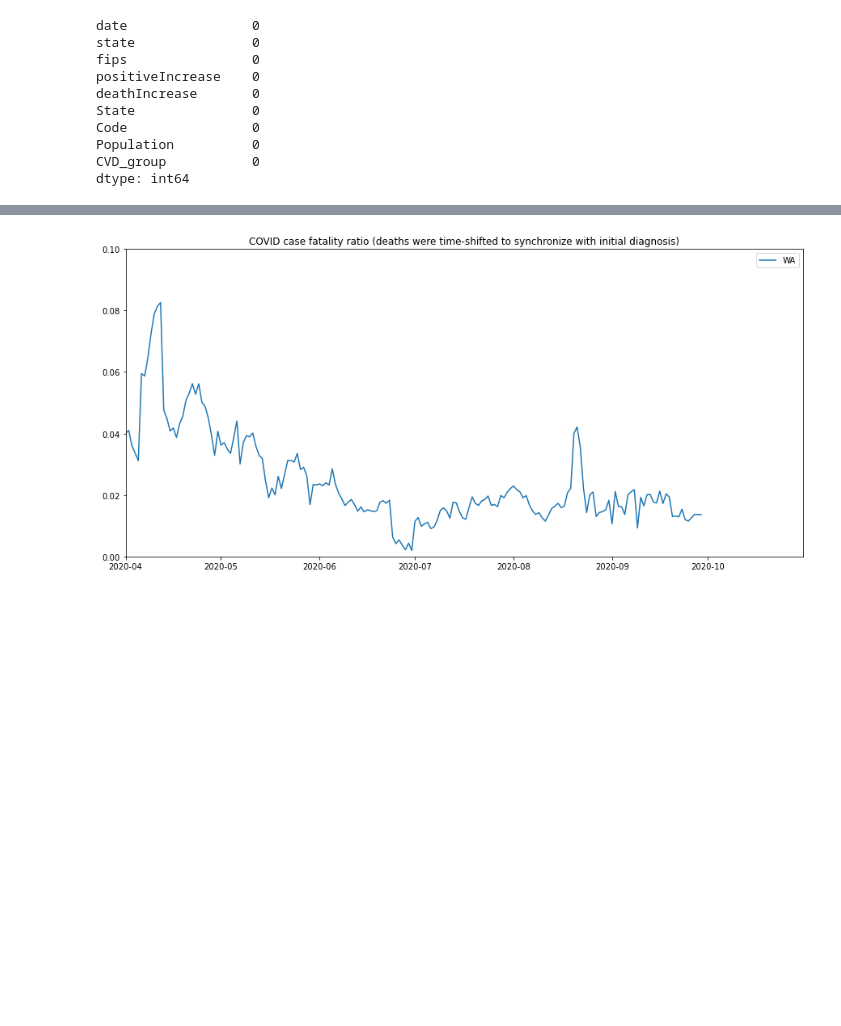
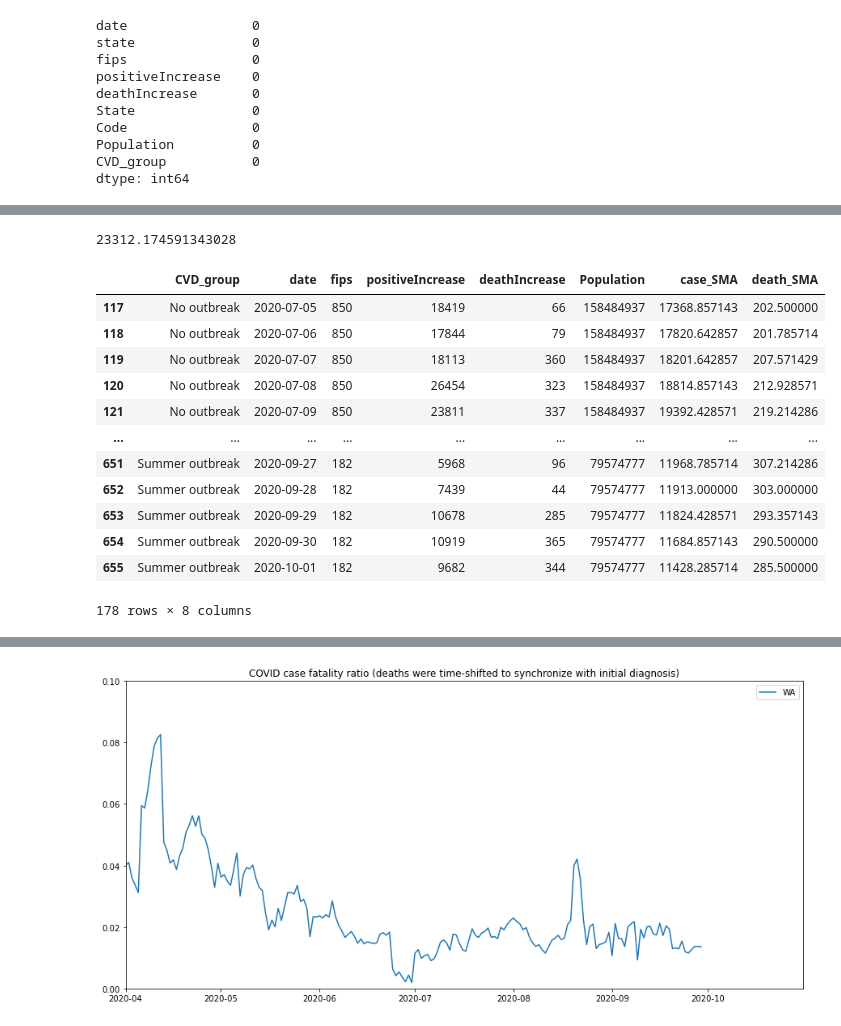
Before and after one commit to salvir1/covid-19-geographic-analysis, a Jupyter notebook: covid_case_and_death_trends.ipynb, the cells around one changed output, grey strips where cells are left out. Saved outputs shown, nothing was run; the diff lists cells and outputs as text; code cells hidden in the pictures; blank space fills up the shorter version.

```diff
--- a/covid_case_and_death_trends.ipynb
+++ b/covid_case_and_death_trends.ipynb
@@ -97,3 +124,35 @@ grouped_cvd['CVD_group'] = grouped_cvd['CVD_group'].apply(lambda x: 'Fall outbre
+# %%
+# Create a table to analyze the summer outbreak
+# How many extra deaths occurred as a result of the summer outbreak?
+# Calc = sum of actual deaths from COVID in the summer outbreak group
+# minus the expected deaths from COVID based on 'no outbreak' death rate
+summer_outbreak_table = (grouped_cvd[(grouped_cvd['CVD_group'].isin(['No outbreak', 'Summer outbreak'])
+                                      & (grouped_cvd['date'] >= '2020-07-05')
+                                      & (grouped_cvd['date'] <= '2020-10-01'))])
+summer_group_actual_deaths = summer_outbreak_table[summer_outbreak_table['CVD_group']=='Summer outbreak']['deathIncrease'].sum()
+summer_group_expected_deaths = (summer_outbreak_table[summer_outbreak_table['CVD_group']=='No outbreak']['deathIncrease'].sum()
+                                / summer_outbreak_table[summer_outbreak_table['CVD_group']=='No outbreak']['Population'].iloc[0]
+                                * summer_outbreak_table[summer_outbreak_table['CVD_group']=='Summer outbreak']['Population'].iloc[0])
+summer_group_excess_deaths = summer_group_actual_deaths  - summer_group_expected_deaths
+summer_group_excess_deaths
+# %% [output]
+23312.174591343028
+# %%
+summer_outbreak_table
+# %% [output]
+|  | CVD_group | date | fips | positiveIncrease | deathIncrease | Population | case_SMA | death_SMA |
+| 117 | No outbreak | 2020-07-05 | 850 | 18419 | 66 | 158484937 | 17368.857143 | 202.500000 |
+| 118 | No outbreak | 2020-07-06 | 850 | 17844 | 79 | 158484937 | 17820.642857 | 201.785714 |
+| 119 | No outbreak | 2020-07-07 | 850 | 18113 | 360 | 158484937 | 18201.642857 | 207.571429 |
+| 120 | No outbreak | 2020-07-08 | 850 | 26454 | 323 | 158484937 | 18814.857143 | 212.928571 |
+| 121 | No outbreak | 2020-07-09 | 850 | 23811 | 337 | 158484937 | 19392.428571 | 219.214286 |
+| ... | ... | ... | ... | ... | ... | ... | ... | ... |
+| 651 | Summer outbreak | 2020-09-27 | 182 | 5968 | 96 | 79574777 | 11968.785714 | 307.214286 |
+| 652 | Summer outbreak | 2020-09-28 | 182 | 7439 | 44 | 79574777 | 11913.000000 | 303.000000 |
+| 653 | Summer outbreak | 2020-09-29 | 182 | 10678 | 285 | 79574777 | 11824.428571 | 293.357143 |
+| 654 | Summer outbreak | 2020-09-30 | 182 | 10919 | 365 | 79574777 | 11684.857143 | 290.500000 |
+| 655 | Summer outbreak | 2020-10-01 | 182 | 9682 | 344 | 79574777 | 11428.285714 | 285.500000 |
+178 rows × 8 columns
 # %%
 # Cases per 100,000 by group over time
 fig, ax = plt.subplots(figsize = (15,7))
```
Also changed, not shown: parts of 9 cells of this notebook.
